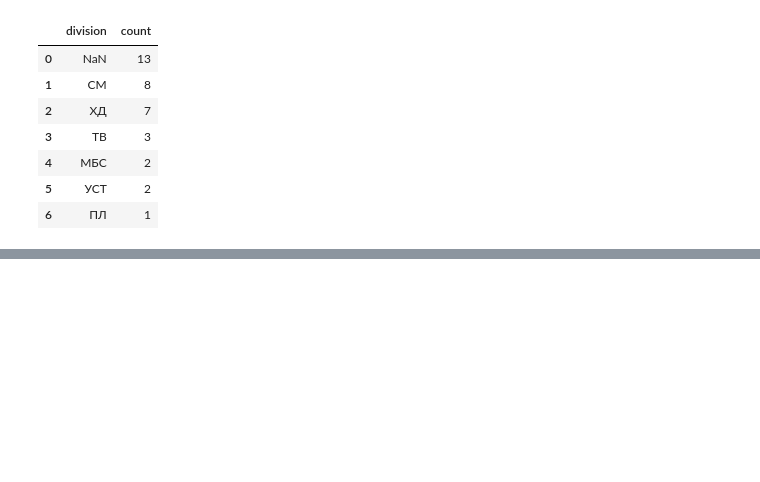
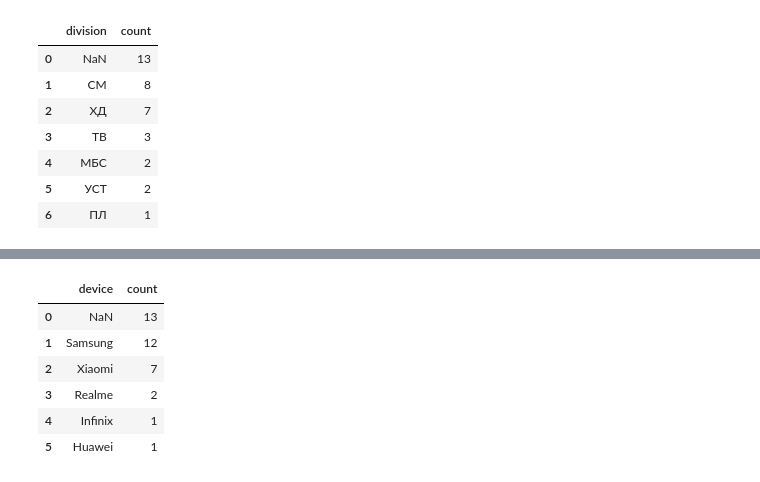
Before and after one commit to a-iceberg/clustering_and_naming_categories, a Jupyter notebook: notebooks/analysis_of_requests_from_technicians.ipynb, the cells around one changed output, grey strips where cells are left out. Drawn from its saved outputs; the diff is of its cells as text; code cells hidden in the pictures; blank space fills up the shorter version.

```diff
--- a/notebooks/analysis_of_requests_from_technicians.ipynb
+++ b/notebooks/analysis_of_requests_from_technicians.ipynb
@@ -90,6 +94,6 @@ df
 # %%
-df.to_csv("mrm_clusters.csv", index=False)
-df = pd.read_csv("mrm_clusters.csv")
+df.to_csv('../tables/mrm_clusters.csv', index=False)
+df = pd.read_csv('../tables/mrm_clusters.csv')
 # %%
 df.cluster.value_counts().to_frame().reset_index()
 # %% [output]
@@ -148,3 +147,13 @@ division_plot = plot_clusters(
 division_plot.show()
 # %% [output]
 [interactive output not drawn]
+# %%
+df.device.value_counts(dropna=False).to_frame().reset_index()
+# %% [output]
+|  | device | count |
+| 0 | NaN | 13 |
+| 1 | Samsung | 12 |
+| 2 | Xiaomi | 7 |
+| 3 | Realme | 2 |
+| 4 | Infinix | 1 |
+| 5 | Huawei | 1 |
```
Also changed, not shown: parts of 11 cells of this notebook, 5 other files.
